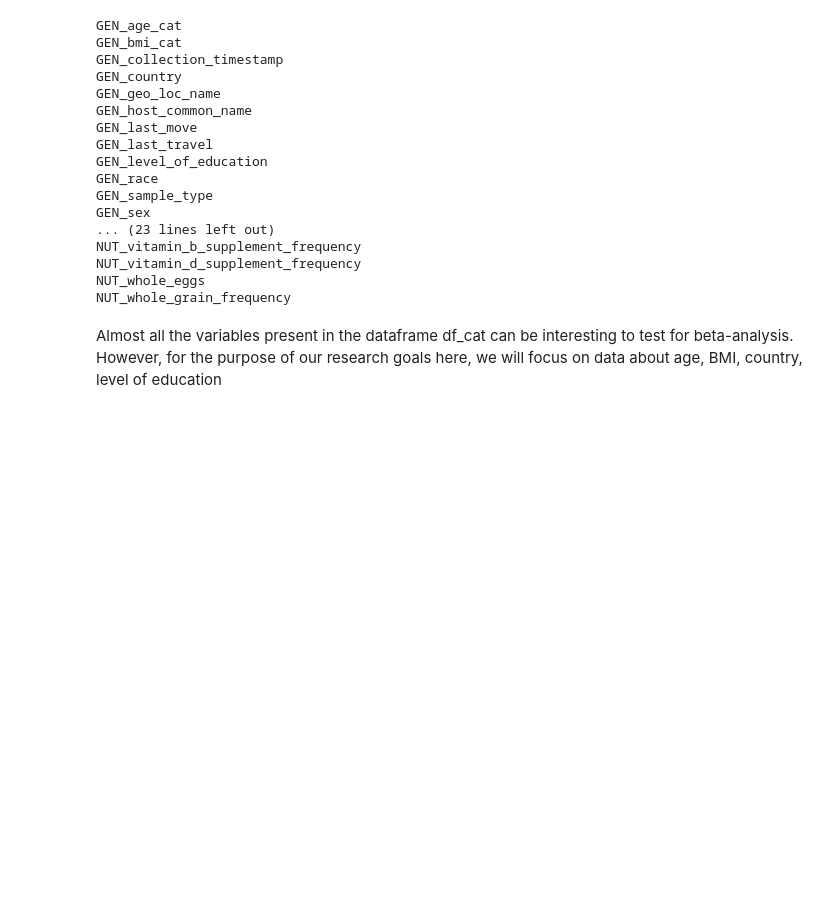
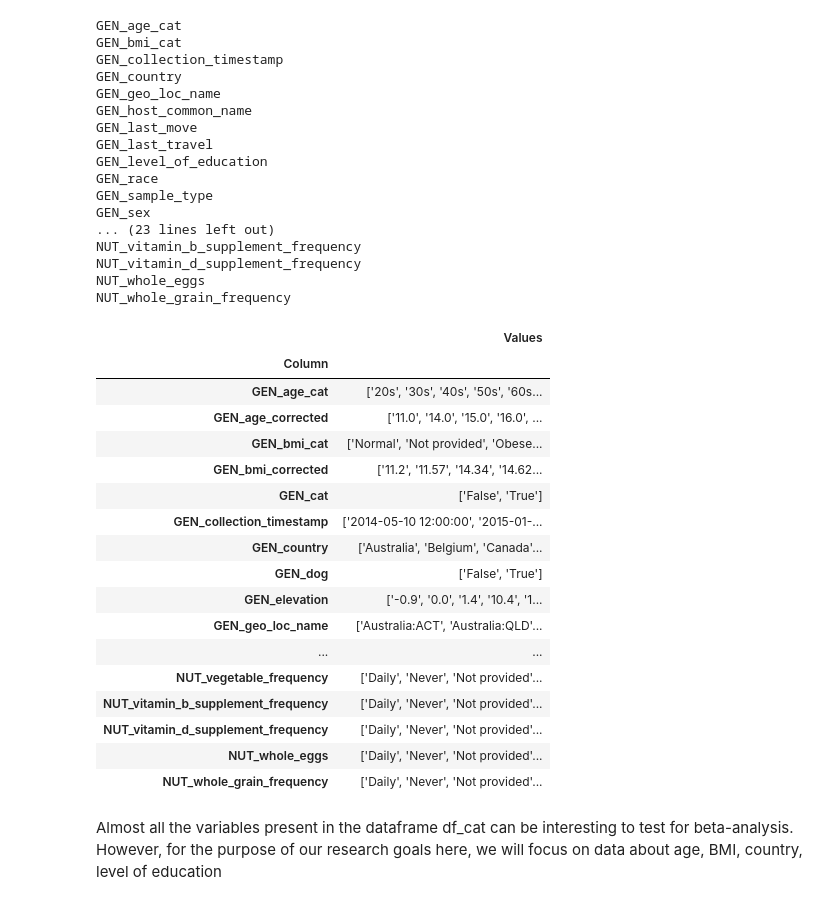
Before and after one commit to dhasanova99/HealthyFood, a Jupyter notebook: JupyterDocs/G_Beta_Diversity.ipynb, the cells around one changed output. Saved outputs shown, nothing was run; the diff lists cells and outputs as text; code cells hidden in the pictures; blank space fills up the shorter version.

```diff
--- a/JupyterDocs/G_Beta_Diversity.ipynb
+++ b/JupyterDocs/G_Beta_Diversity.ipynb
@@ -75,6 +75,29 @@ NUT_vitamin_b_supplement_frequency
 NUT_vitamin_d_supplement_frequency
 NUT_whole_eggs
 NUT_whole_grain_frequency
+# %%
+md = q2.Metadata.load(data_dir + '/sample_meta_data.tsv').to_dataframe()
+pd.DataFrame([str(sorted(md[col].astype(str).unique())) for col in md.columns],
+             index=pd.Index(md.columns, name='Column'), columns=['Values'])
+# %% [output]
+|  | Values |
+| Column |  |
+| GEN_age_cat | ['20s', '30s', '40s', '50s', '60s... |
+| GEN_age_corrected | ['11.0', '14.0', '15.0', '16.0', ... |
+| GEN_bmi_cat | ['Normal', 'Not provided', 'Obese... |
+| GEN_bmi_corrected | ['11.2', '11.57', '14.34', '14.62... |
+| GEN_cat | ['False', 'True'] |
+| GEN_collection_timestamp | ['2014-05-10 12:00:00', '2015-01-... |
+| GEN_country | ['Australia', 'Belgium', 'Canada'... |
+| GEN_dog | ['False', 'True'] |
+| GEN_elevation | ['-0.9', '0.0', '1.4', '10.4', '1... |
+| GEN_geo_loc_name | ['Australia:ACT', 'Australia:QLD'... |
+| ... | ... |
+| NUT_vegetable_frequency | ['Daily', 'Never', 'Not provided'... |
+| NUT_vitamin_b_supplement_frequency | ['Daily', 'Never', 'Not provided'... |
+| NUT_vitamin_d_supplement_frequency | ['Daily', 'Never', 'Not provided'... |
+| NUT_whole_eggs | ['Daily', 'Never', 'Not provided'... |
+| NUT_whole_grain_frequency | ['Daily', 'Never', 'Not provided'... |
 # %% [markdown]
 Almost all the variables present in the dataframe df_cat can be interesting to test for beta-analysis. However, for the purpose of our research goals here, we will focus on data about age, BMI, country, level of education
 # %% [markdown]
```
